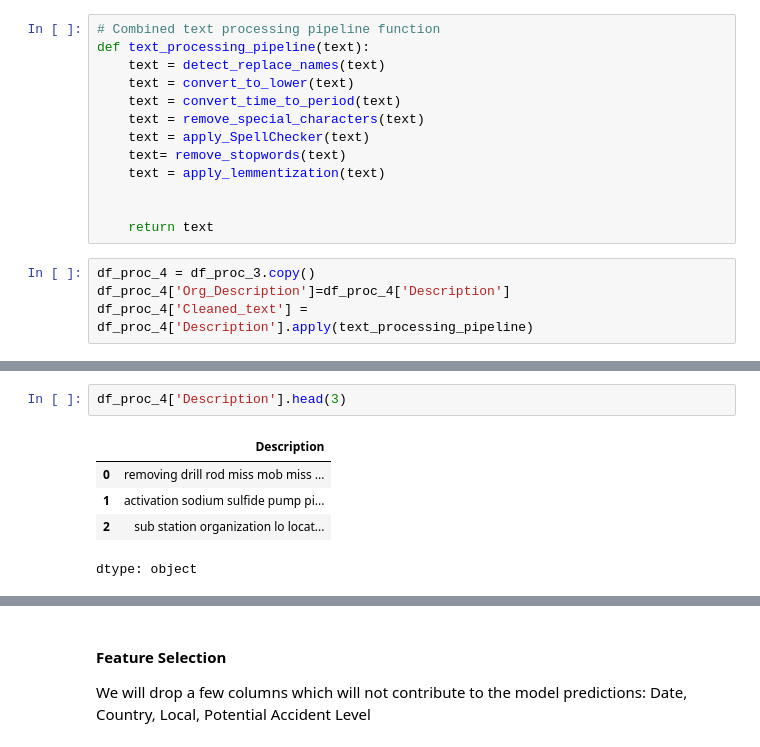
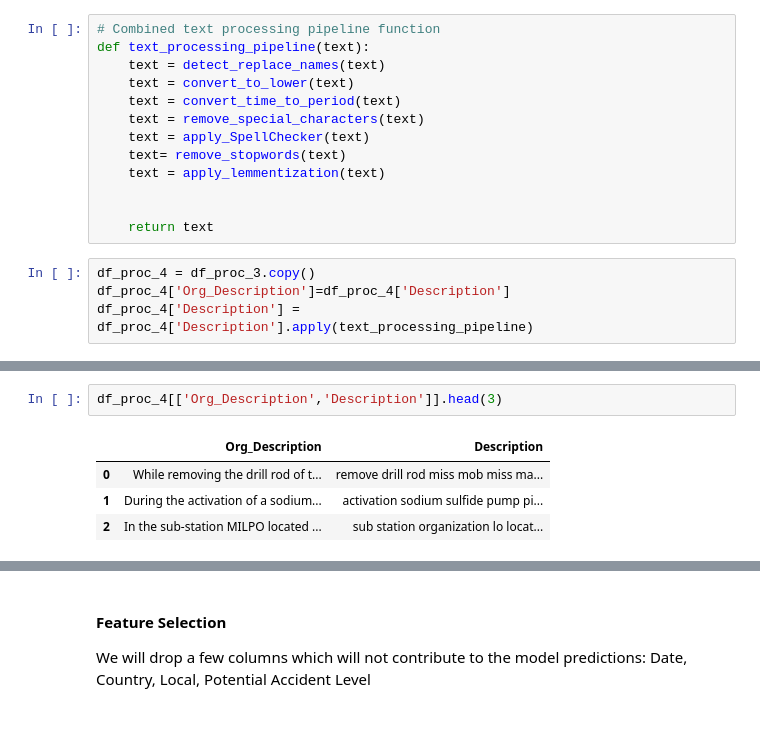
Before and after one commit to MeeruChandra/GL_NLP1_Group2, a Jupyter notebook: GLCapstone_NLP1.ipynb, the cells around one changed output, grey strips where cells are left out. Cells and saved outputs as stored; diff of their text form.

```diff
--- a/GLCapstone_NLP1.ipynb
+++ b/GLCapstone_NLP1.ipynb
@@ -897,4 +902,4 @@ def text_processing_pipeline(text):
 # %%
 df_proc_4 = df_proc_3.copy()
 df_proc_4['Org_Description']=df_proc_4['Description']
-df_proc_4['Cleaned_text'] = df_proc_4['Description'].apply(text_processing_pipeline)
+df_proc_4['Description'] = df_proc_4['Description'].apply(text_processing_pipeline)
@@ -901,8 +924,7 @@ df_proc_4['Cleaned_text'] = df_proc_4['Description'].apply(text_processing_pipel
 # %%
-df_proc_4['Description'].head(3)
+df_proc_4[['Org_Description','Description']].head(3)
 # %% [output]
-|  | Description |
-| 0 | removing drill rod miss mob miss ... |
-| 1 | activation sodium sulfide pump pi... |
-| 2 | sub station organization lo locat... |
+|  | Org_Description | Description |
+| 0 | While removing the drill rod of t... | remove drill rod miss mob miss ma... |
+| 1 | During the activation of a sodium... | activation sodium sulfide pump pi... |
+| 2 | In the sub-station MILPO located ... | sub station organization lo locat... |
-dtype: object
```
Also changed, not shown: parts of 12 cells of this notebook.
